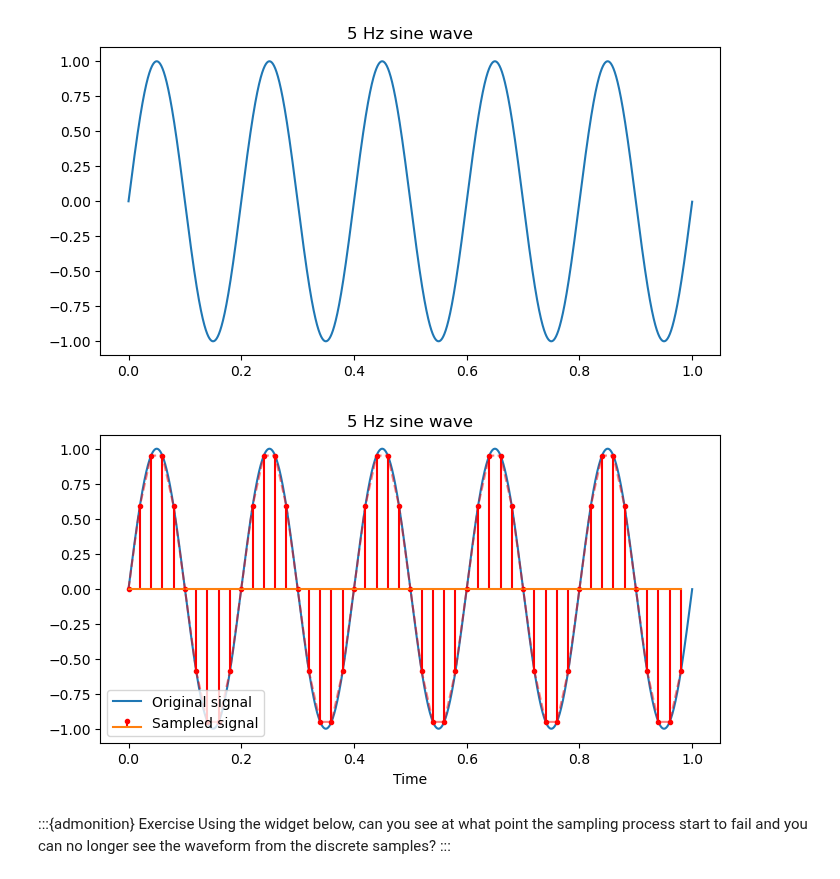
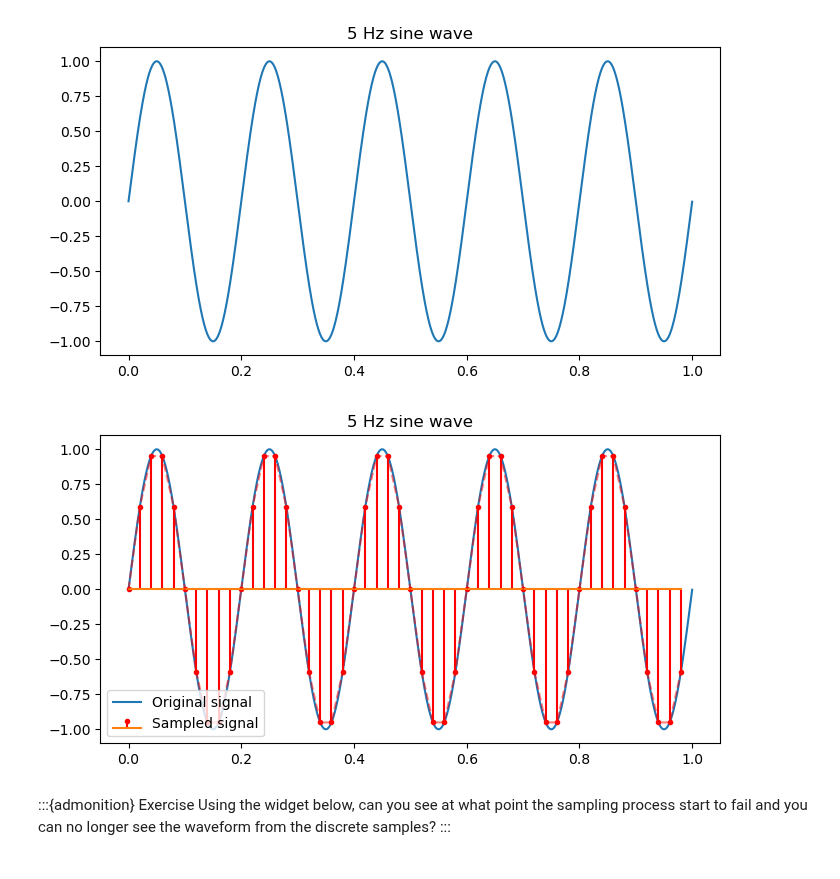
Before and after one commit to leewujung/fundamentals, a Jupyter notebook: boat_tutorials/primers/signal_processing_02_sampling.ipynb, the cells around one changed output. Saved outputs shown, nothing was run; the diff lists cells and outputs as text; code cells hidden in the pictures.

```diff
--- a/boat_tutorials/primers/signal_processing_02_sampling.ipynb
+++ b/boat_tutorials/primers/signal_processing_02_sampling.ipynb
@@ -37,28 +37,27 @@ plt.show()
 # %%
 freq = 5
 N_high = 10000
 N_low = 50
 end_time = 1
 A = 1
 
 # high res
 time_high = np.linspace(0, end_time, end_time*N, endpoint=False) # 1 sec
 cw = A*np.sin(2*np.pi*freq*time_high) # zero phase
 
 # low res
 time_low = np.linspace(0, end_time, end_time*N_low, endpoint=False)
 cw_sampled = A*np.sin(2*np.pi*freq*time_low) # sampled cw sample
 
 plt.figure(figsize=(8,4))
-plt.xlabel("Time")
 plt.plot(time, cw, label="Original signal")
 plt.stem(time_low, cw_sampled, linefmt='r-', markerfmt='.', basefmt='', label='Sampled signal')
 plt.plot(time_low, cw_sampled, 'r--', alpha=0.5)
 plt.title("5 Hz sine wave")
 plt.legend(loc="lower left", fontsize=10)
 plt.show()
 # %% [output]
-[figure, old version]
+[figure, new version]
 # %% [markdown]
 :::{admonition} Exercise
 Using the widget below, can you see at what point the sampling process start to fail and you can no longer see the waveform from the discrete samples?
```
Also changed, not shown: parts of 2 cells of this notebook, 1 other file.
